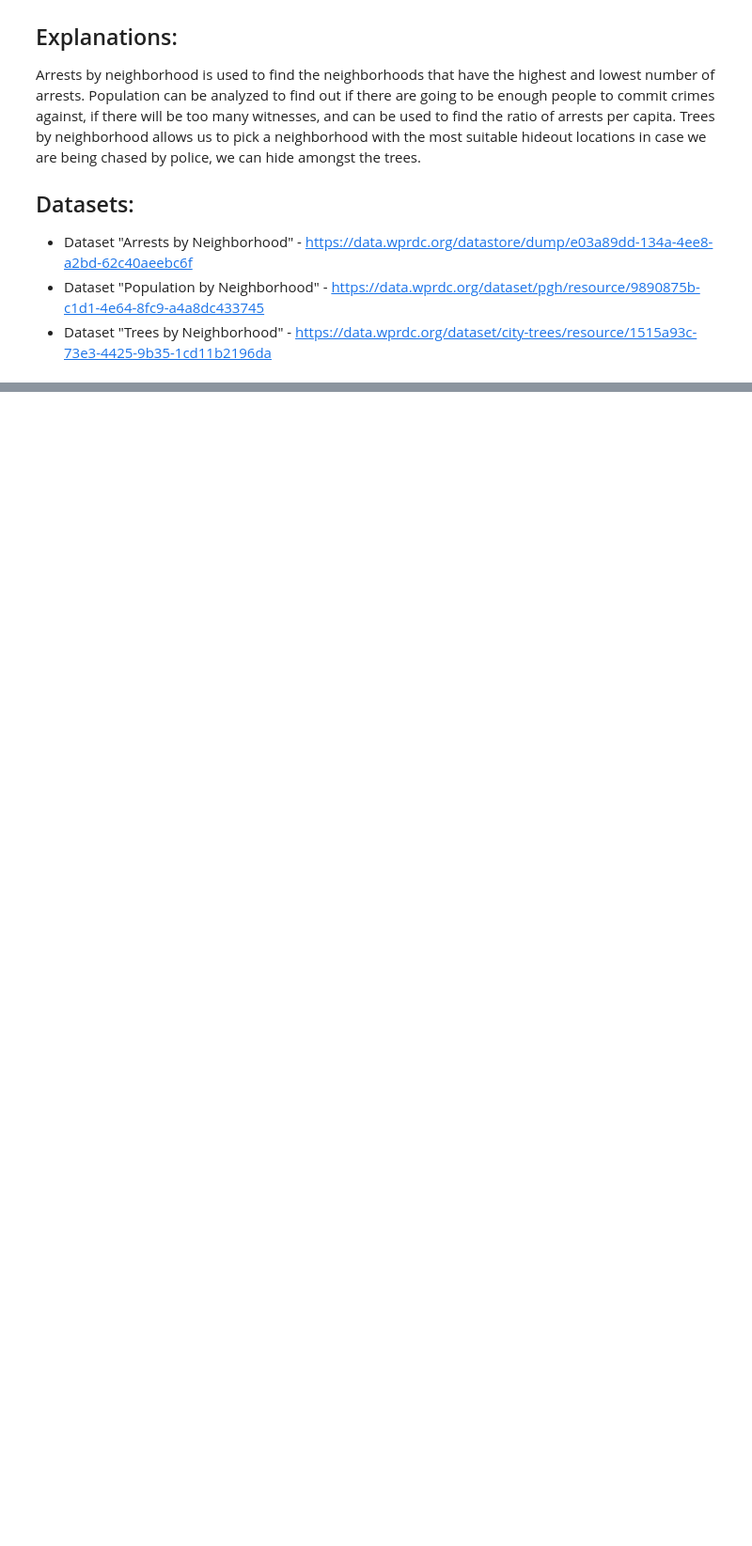
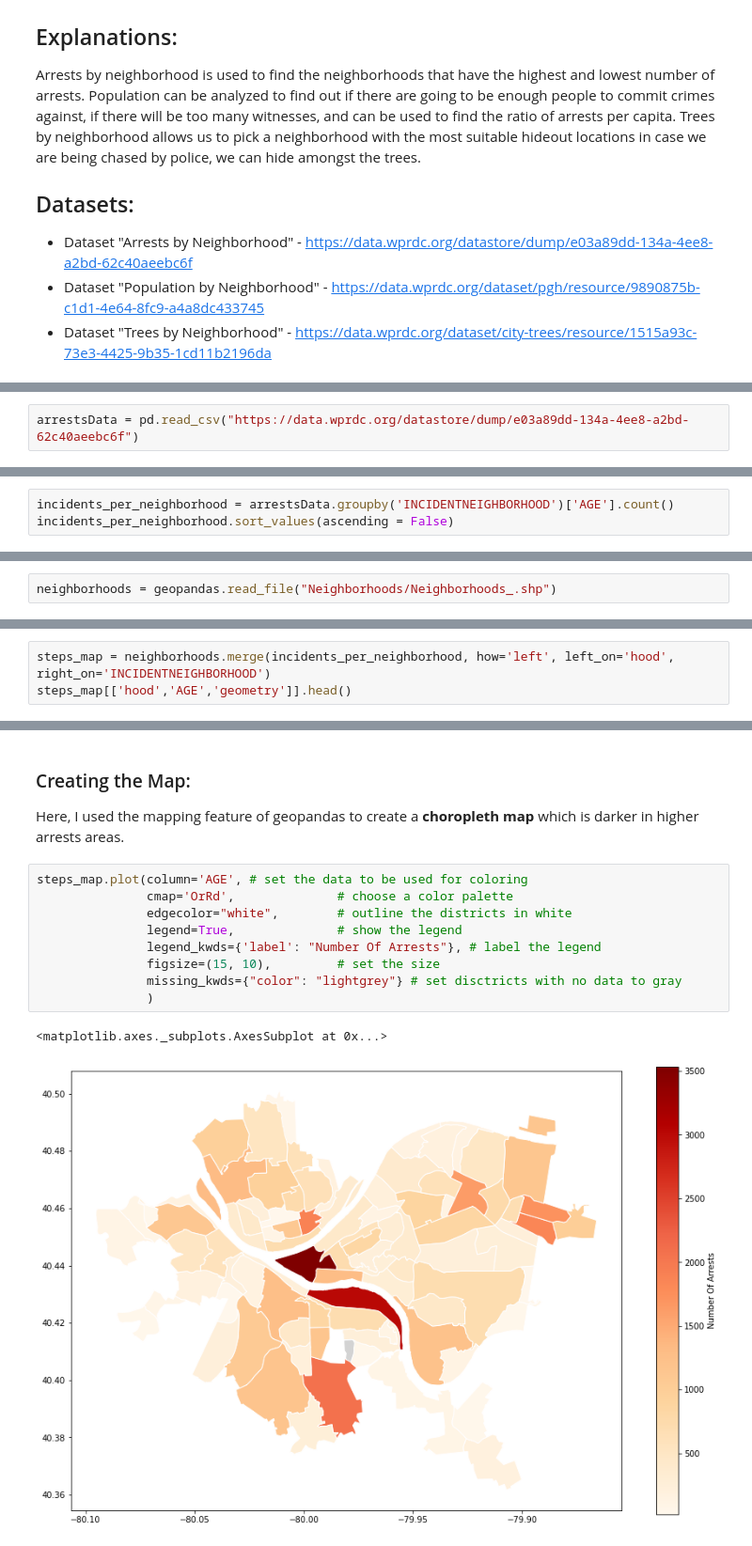
Before and after one commit to CadenMilne04/BestNeighborhoodPGH, a Jupyter notebook: FinalNotebook-2.ipynb, the cells around one changed output, grey strips where cells are left out. Shown at 94% size. Drawn from its saved outputs; the diff is of its cells as text; blank space fills up the shorter version.

```diff
--- a/FinalNotebook-2.ipynb
+++ b/FinalNotebook-2.ipynb
@@ -15,0 +27,2 @@ Arrests by neighborhood is used to find the neighborhoods that have the highest
+# %%
+arrestsData = pd.read_csv("https://data.wprdc.org/datastore/dump/e03a89dd-134a-4ee8-a2bd-62c40aeebc6f")
@@ -15,0 +70,3 @@ Arrests by neighborhood is used to find the neighborhoods that have the highest
+# %%
+incidents_per_neighborhood = arrestsData.groupby('INCIDENTNEIGHBORHOOD')['AGE'].count()
+incidents_per_neighborhood.sort_values(ascending = False)
@@ -15,0 +90,2 @@ Arrests by neighborhood is used to find the neighborhoods that have the highest
+# %%
+neighborhoods = geopandas.read_file("Neighborhoods/Neighborhoods_.shp")
@@ -15,0 +97,3 @@ Arrests by neighborhood is used to find the neighborhoods that have the highest
+# %%
+steps_map = neighborhoods.merge(incidents_per_neighborhood, how='left', left_on='hood', right_on='INCIDENTNEIGHBORHOOD')
+steps_map[['hood','AGE','geometry']].head()
@@ -15,0 +107,15 @@ Arrests by neighborhood is used to find the neighborhoods that have the highest
+# %% [markdown]
+### Creating the Map:
+Here, I used the mapping feature of geopandas to create a **choropleth map** which is darker in higher arrests areas.
+# %%
+steps_map.plot(column='AGE', # set the data to be used for coloring
+               cmap='OrRd',              # choose a color palette
+               edgecolor="white",        # outline the districts in white
+               legend=True,              # show the legend
+               legend_kwds={'label': "Number Of Arrests"}, # label the legend
+               figsize=(15, 10),         # set the size
+               missing_kwds={"color": "lightgrey"} # set disctricts with no data to gray
+               )
+# %% [output]
+<matplotlib.axes._subplots.AxesSubplot at 0x...>
+[figure, added]
```
Also changed, not shown: parts of 71 cells of this notebook.
